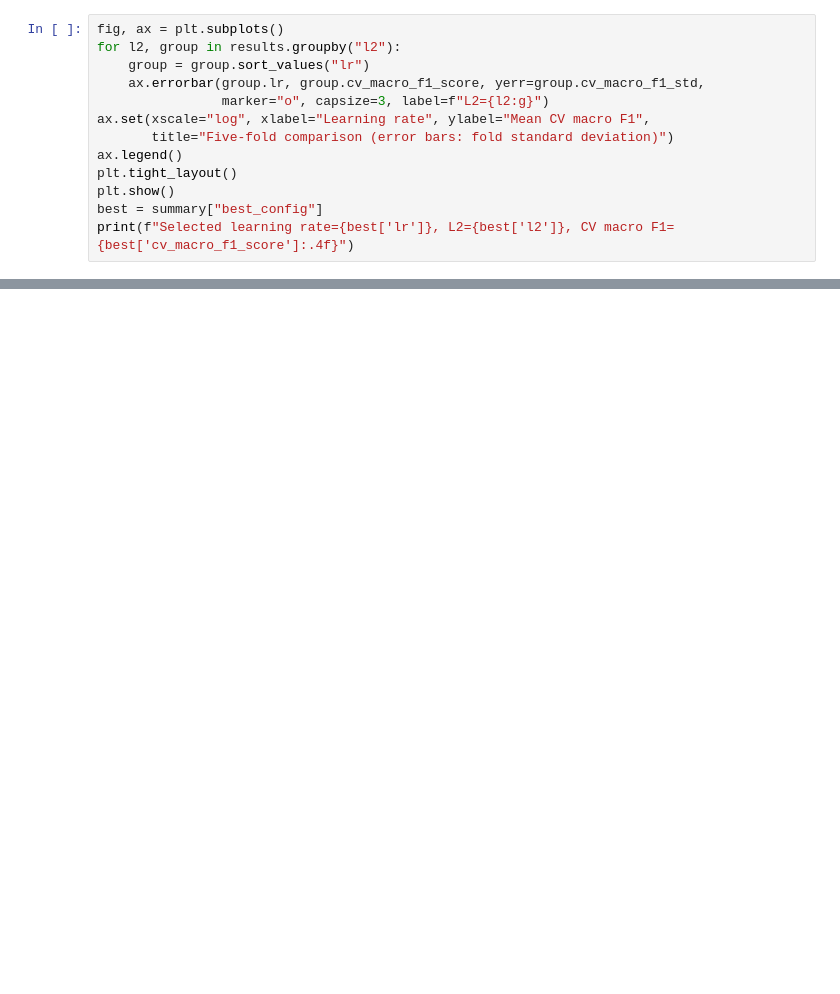
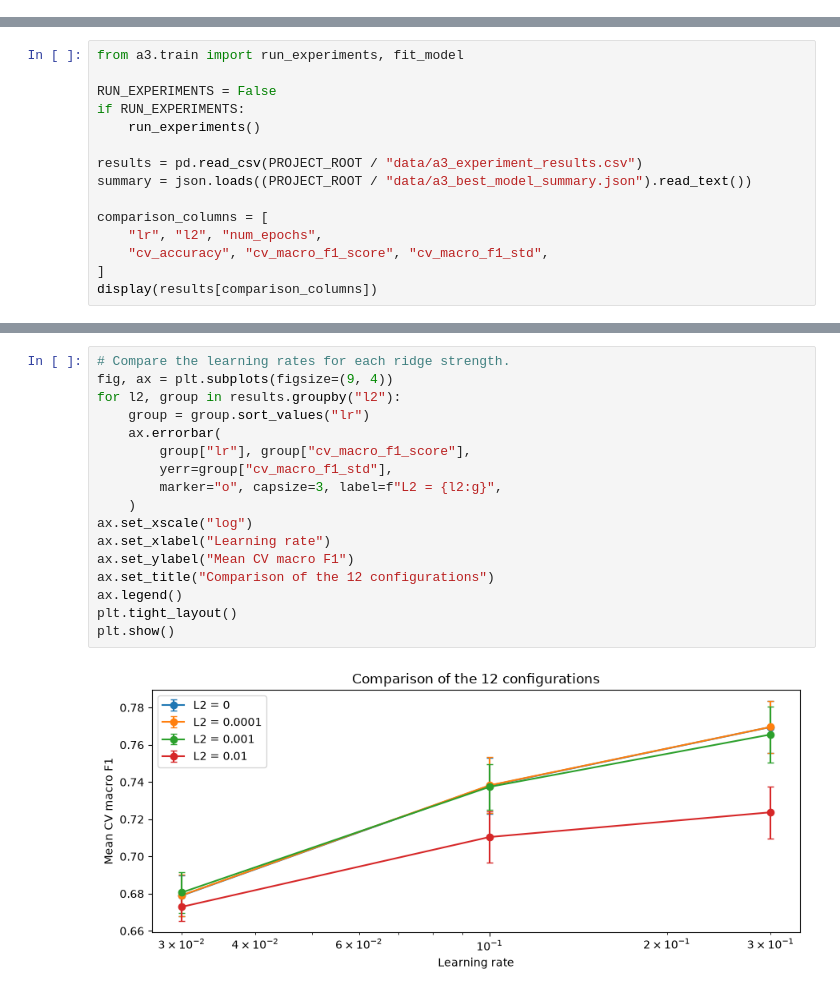
Before and after one commit to linhtetaung-mm/car-price-prediction, a Jupyter notebook: notebooks/a3_car_price_prediction.ipynb, the cells around one changed output, grey strips where cells are left out. Cells and saved outputs as stored; diff of their text form; blank space fills up the shorter version.

```diff
--- a/notebooks/a3_car_price_prediction.ipynb
+++ b/notebooks/a3_car_price_prediction.ipynb
@@ -200,13 +0,0 @@ Select the highest mean cross-validation macro F1, breaking ties by accuracy and
-# %%
-fig, ax = plt.subplots()
-for l2, group in results.groupby("l2"):
-    group = group.sort_values("lr")
-    ax.errorbar(group.lr, group.cv_macro_f1_score, yerr=group.cv_macro_f1_std,
-                marker="o", capsize=3, label=f"L2={l2:g}")
-ax.set(xscale="log", xlabel="Learning rate", ylabel="Mean CV macro F1",
-       title="Five-fold comparison (error bars: fold standard deviation)")
-ax.legend()
-plt.tight_layout()
-plt.show()
-best = summary["best_config"]
-print(f"Selected learning rate={best['lr']}, L2={best['l2']}, CV macro F1={best['cv_macro_f1_score']:.4f}")
@@ -330,0 +605,15 @@ Local verification does not replace the final two remote requirements.
+# %%
+from a3.train import run_experiments, fit_model
+
+RUN_EXPERIMENTS = False
+if RUN_EXPERIMENTS:
+    run_experiments()
+
+results = pd.read_csv(PROJECT_ROOT / "data/a3_experiment_results.csv")
+summary = json.loads((PROJECT_ROOT / "data/a3_best_model_summary.json").read_text())
+
+comparison_columns = [
+    "lr", "l2", "num_epochs",
+    "cv_accuracy", "cv_macro_f1_score", "cv_macro_f1_std",
+]
+display(results[comparison_columns])
@@ -330,0 +634,19 @@ Local verification does not replace the final two remote requirements.
+# %%
+# Compare the learning rates for each ridge strength.
+fig, ax = plt.subplots(figsize=(9, 4))
+for l2, group in results.groupby("l2"):
+    group = group.sort_values("lr")
+    ax.errorbar(
+        group["lr"], group["cv_macro_f1_score"],
+        yerr=group["cv_macro_f1_std"],
+        marker="o", capsize=3, label=f"L2 = {l2:g}",
+    )
+ax.set_xscale("log")
+ax.set_xlabel("Learning rate")
+ax.set_ylabel("Mean CV macro F1")
+ax.set_title("Comparison of the 12 configurations")
+ax.legend()
+plt.tight_layout()
+plt.show()
+# %% [output]
+[figure, added]
```
Also changed, not shown: parts of 73 cells of this notebook, 6 other files.
